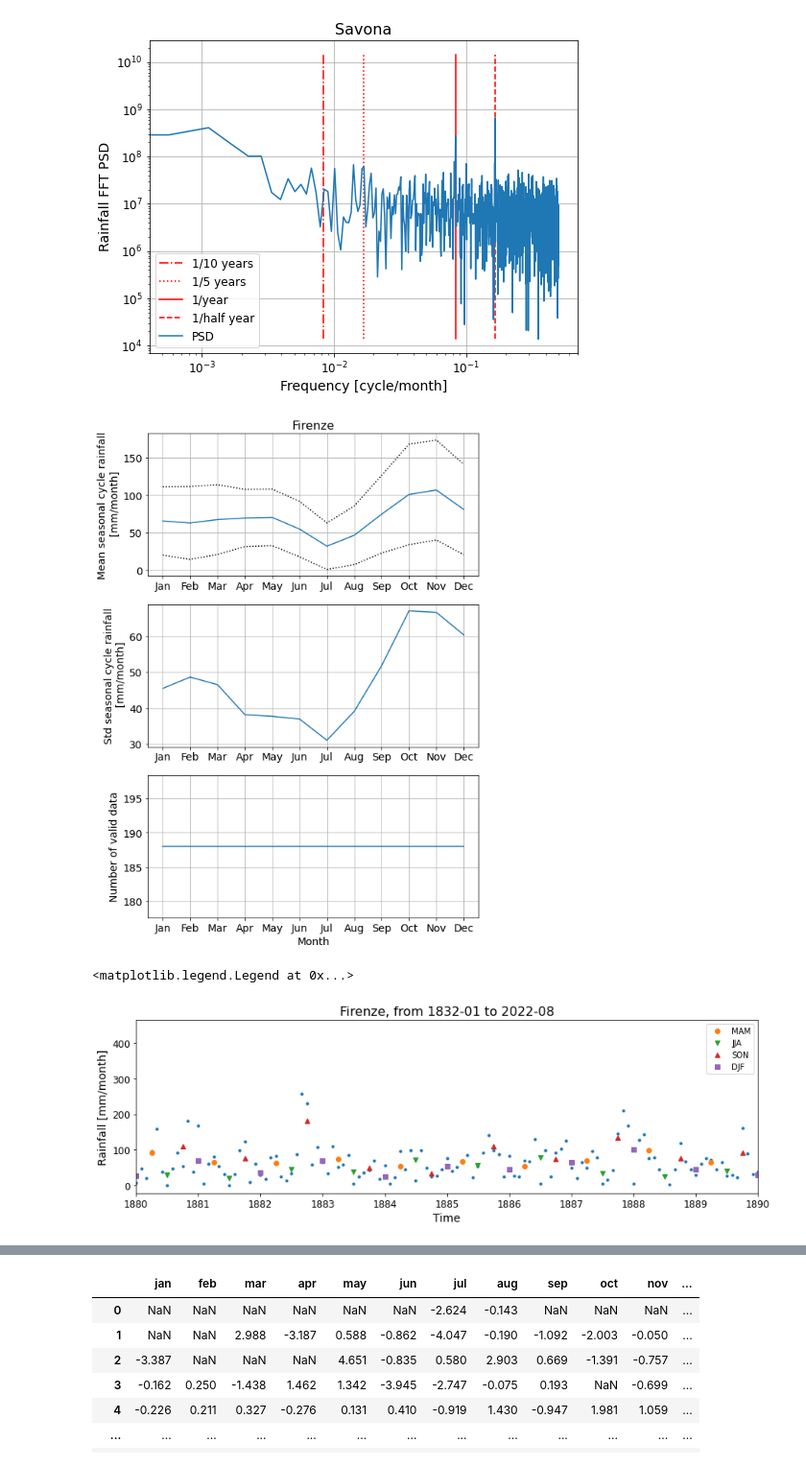
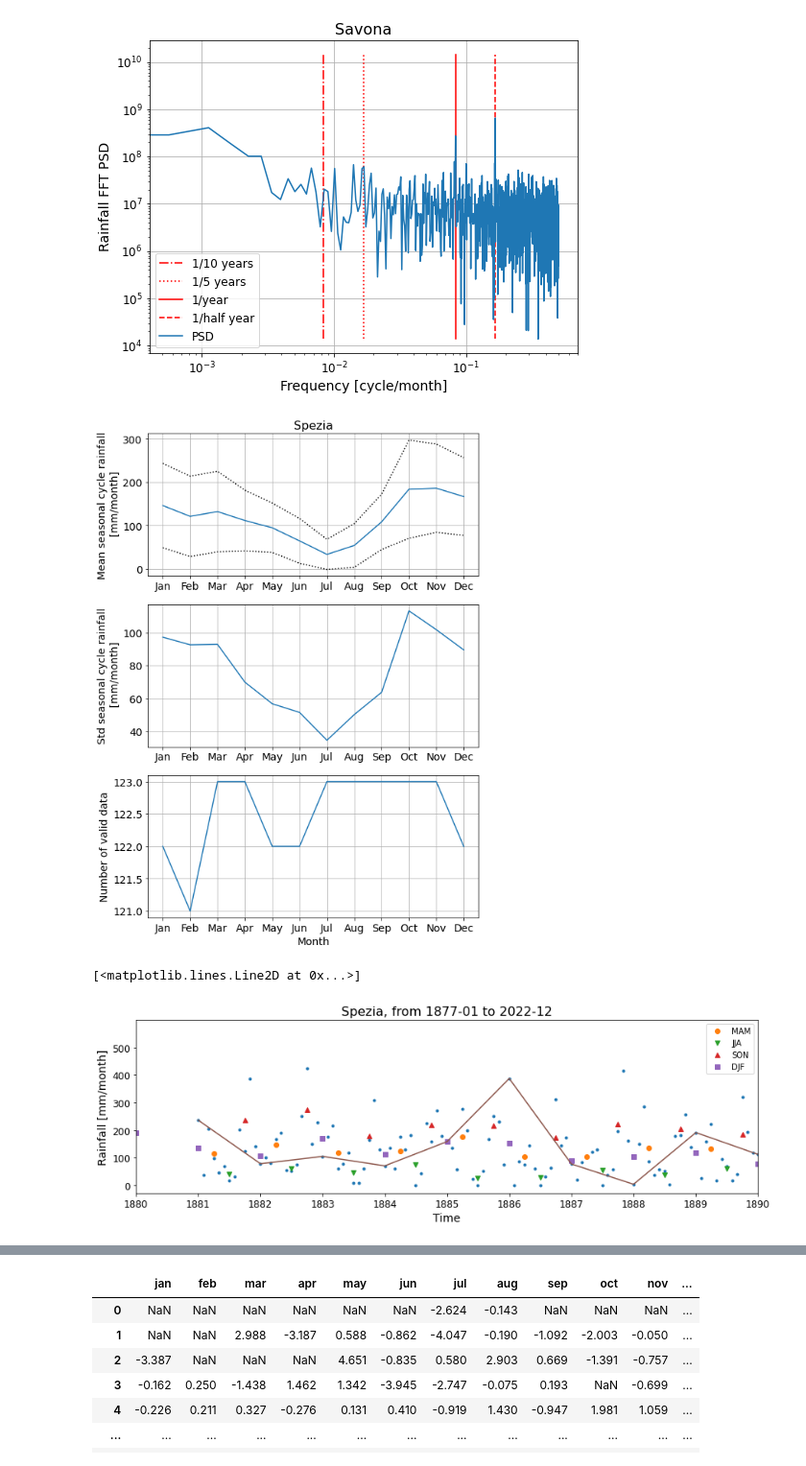
Before and after one commit to agonmer/magra_rainfall, a Jupyter notebook: rainfall_series.ipynb, the cells around one changed output, grey strips where cells are left out. Shown at 96% size. Saved outputs shown, nothing was run; the diff lists cells and outputs as text; code cells hidden in the pictures.

```diff
--- a/rainfall_series.ipynb
+++ b/rainfall_series.ipynb
@@ -67,3 +67,19 @@ def get_nao_season(label_season):
             nao_season[yy] = np.nanmean(nao_season_months[yy*3:yy*3+3])
 
     return year_nao, nao_season
+# %%
+def get_rainfall_month(rainfall_regular,index_month,offset_y):
+
+    # Define the time axis with annual time step
+    yor = np.zeros_like(rainfall_regular)
+    for ll in range(len(rainfall_regular)):
+        yor[ll] = ll//12 + offset_y # year of the record.
+    yor_u = np.unique(yor).astype(int)
+
+    rainfall_month = np.zeros_like(yor_u)*np.nan
+
+    for yy in range(len(yor_u)):
+        if yy*12+(index_month-1)<len(rainfall_regular):
+            rainfall_month[yy] = rainfall_regular[yy*12+(index_month-1)]
+
+    return yor_u, rainfall_month
@@ -70,13 +96,13 @@ def get_nao_season(label_season):
 # %%
 # v2 data
 case_study = 'firenze'; title_str = 'Firenze'
-#case_study = 'genova'; title_str = 'Genova'
-#case_study = 'pisa'; title_str = 'Pisa'
-#case_study = 'sarzana'; title_str = 'Sarzana'
-#case_study = 'savona'; title_str = 'Savona'
-#case_study = 'spezia'; title_str = 'Spezia'
+case_study = 'genova'; title_str = 'Genova'
+case_study = 'pisa'; title_str = 'Pisa'
+case_study = 'sarzana'; title_str = 'Sarzana'
+case_study = 'savona'; title_str = 'Savona'
+case_study = 'spezia'; title_str = 'Spezia'
 
-path2data = "./data/"
+path2data = './data/'
 # %%
 # Read the filename of interest.
 filename = case_study + '.csv'
@@ -213,7 +239,7 @@ axs[2].grid()
 
 plt.savefig('./figures/'+case_study + '_seasonal_cycle.png',bbox_inches = 'tight')
 # %% [output]
-[figure, old version]
+[figure, new version]
 # %%
 # Separate the time series in seasons: get four separate time series with the seasonal averages
 # (DJF, MAM, JJA, SON).
@@ -225,26 +251,29 @@ yor_u, rainfall_djf = get_rainfall_season(rainfall_regular,'DJF',offset_y)
 # %%
 # Plot a figure to show the data for a given station. Add the seasonal rainfall time series.
 
 time_year = yor_u.astype('str').astype('datetime64[Y]')
 
 plt.figure(figsize=(14,4))
 plt.plot(time, df.rainfall,'.')
 plt.plot(time_year+np.timedelta64(3,'M'), rainfall_mam,'o',label='MAM')
 plt.plot(time_year+np.timedelta64(6,'M'), rainfall_jja,'v',label='JJA')
 plt.plot(time_year+np.timedelta64(9,'M'), rainfall_son,'^',label='SON')
 plt.plot(time_year+np.timedelta64(0,'M'), rainfall_djf,'s',label='DJF')
 plt.ylabel('Rainfall [mm/month]',fontsize=14)
 plt.xlabel('Time',fontsize=14)
 plt.title(title_str+', from '+ np.datetime_as_string(time[0],unit='M')+
           ' to '+np.datetime_as_string(time[-1], unit='M'),fontsize=16)
 plt.tick_params(axis='both', labelsize=12)
 plt.xlim([np.datetime64('1880-01-01'),np.datetime64('1890-01-01')])
 plt.legend()
 
+_, rainfall_jan = get_rainfall_month(rainfall_regular,1,offset_y)
+plt.plot(time_year,rainfall_jan)
+
 #plt.savefig('./figures/'+case_study + '_monthly_timeseries.png',bbox_inches = 'tight')
 # %% [output]
-<matplotlib.legend.Legend at 0x...>
+[<matplotlib.lines.Line2D at 0x...>]
-[figure, old version]
+[figure, new version]
 # %%
 # Plot the seasonal rainfall time series. For some reasons, if you run the cell with the FFT the nans in
 # rainfall_regular are replaced with 0.
```
Also changed, not shown: parts of 14 cells of this notebook.
